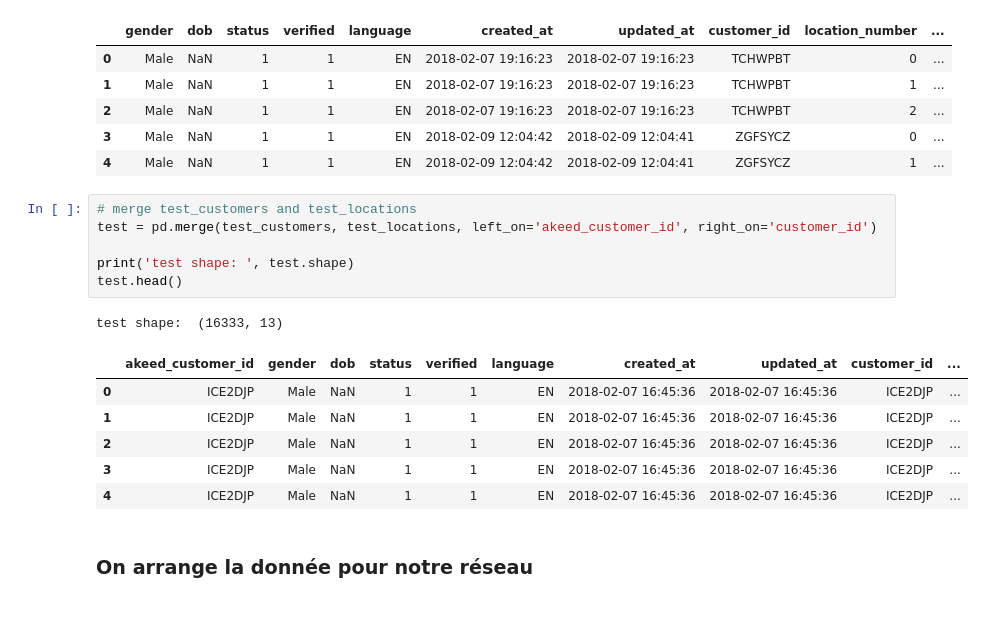
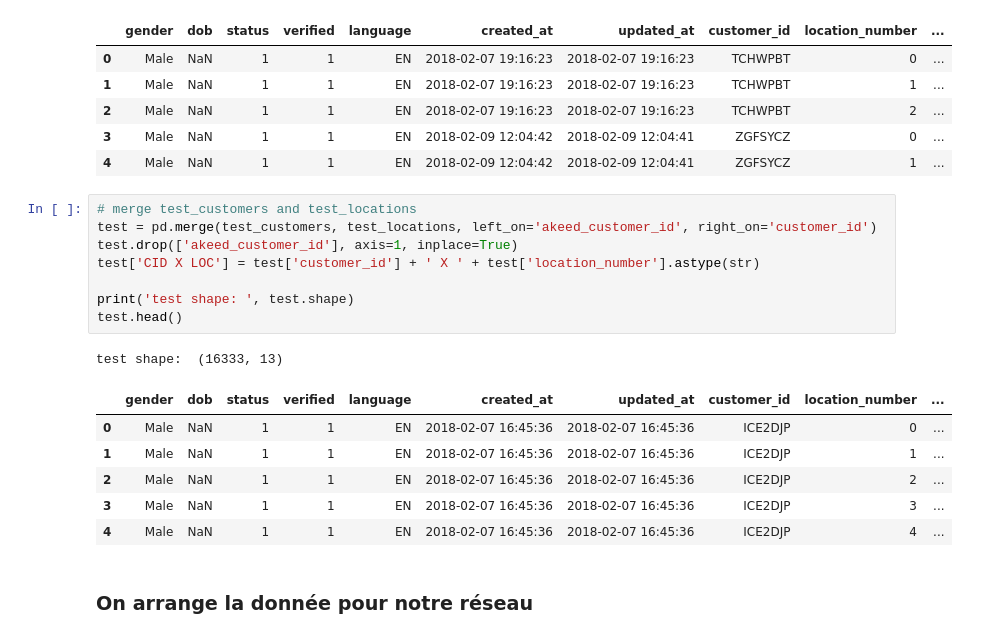
Before and after one commit to pili27/rema, a Jupyter notebook: FinalProject_Notebook.ipynb, the cells around one changed output. Saved outputs shown, nothing was run; the diff lists cells and outputs as text.

```diff
--- a/FinalProject_Notebook.ipynb
+++ b/FinalProject_Notebook.ipynb
@@ -99,17 +106,19 @@ train shape:  (58213, 13)
 # %%
 # merge test_customers and test_locations
 test = pd.merge(test_customers, test_locations, left_on='akeed_customer_id', right_on='customer_id')
+test.drop(['akeed_customer_id'], axis=1, inplace=True)
+test['CID X LOC'] = test['customer_id'] + ' X ' + test['location_number'].astype(str)
 
 print('test shape: ', test.shape)
 test.head()
 # %% [output]
 test shape:  (16333, 13)
-|  | akeed_customer_id | gender | dob | status | verified | language | created_at | updated_at | customer_id | ... |
-| 0 | ICE2DJP | Male | NaN | 1 | 1 | EN | 2018-02-07 16:45:36 | 2018-02-07 16:45:36 | ICE2DJP | ... |
-| 1 | ICE2DJP | Male | NaN | 1 | 1 | EN | 2018-02-07 16:45:36 | 2018-02-07 16:45:36 | ICE2DJP | ... |
-| 2 | ICE2DJP | Male | NaN | 1 | 1 | EN | 2018-02-07 16:45:36 | 2018-02-07 16:45:36 | ICE2DJP | ... |
-| 3 | ICE2DJP | Male | NaN | 1 | 1 | EN | 2018-02-07 16:45:36 | 2018-02-07 16:45:36 | ICE2DJP | ... |
-| 4 | ICE2DJP | Male | NaN | 1 | 1 | EN | 2018-02-07 16:45:36 | 2018-02-07 16:45:36 | ICE2DJP | ... |
+|  | gender | dob | status | verified | language | created_at | updated_at | customer_id | location_number | ... |
+| 0 | Male | NaN | 1 | 1 | EN | 2018-02-07 16:45:36 | 2018-02-07 16:45:36 | ICE2DJP | 0 | ... |
+| 1 | Male | NaN | 1 | 1 | EN | 2018-02-07 16:45:36 | 2018-02-07 16:45:36 | ICE2DJP | 1 | ... |
+| 2 | Male | NaN | 1 | 1 | EN | 2018-02-07 16:45:36 | 2018-02-07 16:45:36 | ICE2DJP | 2 | ... |
+| 3 | Male | NaN | 1 | 1 | EN | 2018-02-07 16:45:36 | 2018-02-07 16:45:36 | ICE2DJP | 3 | ... |
+| 4 | Male | NaN | 1 | 1 | EN | 2018-02-07 16:45:36 | 2018-02-07 16:45:36 | ICE2DJP | 4 | ... |
 # %% [markdown]
 ### On arrange la donnée pour notre réseau
 # %% [markdown]
```
Also changed, not shown: parts of 26 cells of this notebook.
